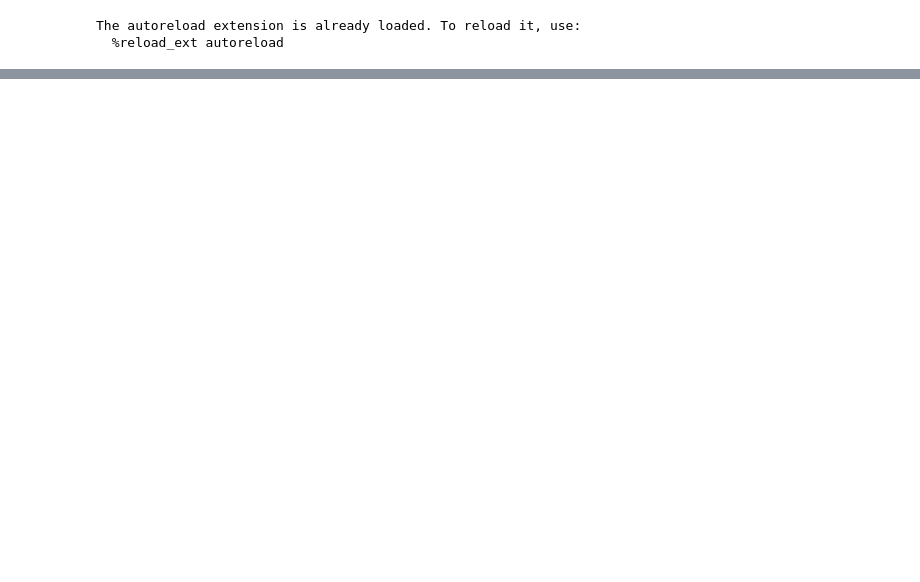
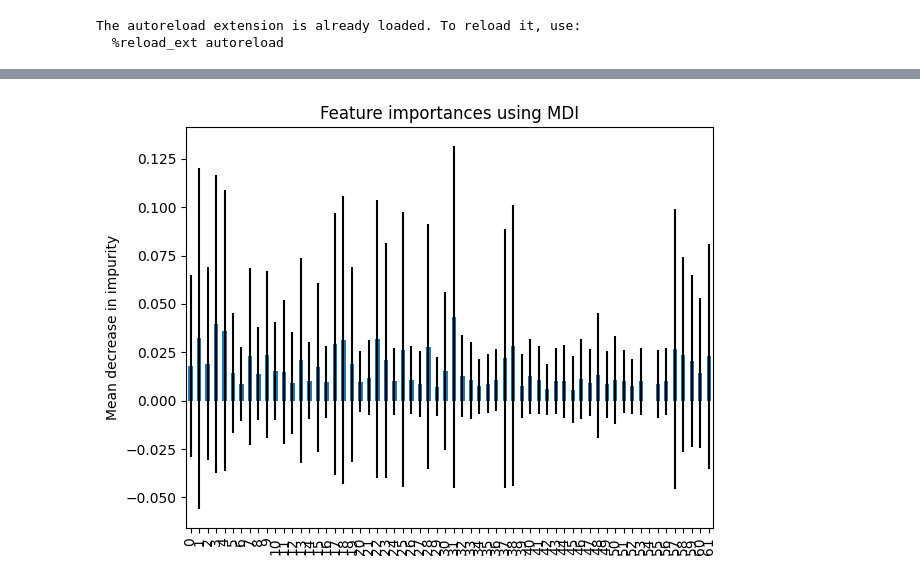
Before and after one commit to luxtu/graphs_in_ophthalmology, a Jupyter notebook: notebooks/ml_baseline.ipynb, the cells around one changed output, grey strips where cells are left out. Saved outputs shown, nothing was run; the diff lists cells and outputs as text; code cells hidden in the pictures; blank space fills up the shorter version.

```diff
--- a/notebooks/ml_baseline.ipynb
+++ b/notebooks/ml_baseline.ipynb
@@ -144,0 +192,30 @@ evaluation.plot_roc_curve(y_test, y_prob, class_labels = ["Healthy/DM", "PDR", "
+# %%
+param_grid_rf = {'max_depth': [5, 6, 8, 9, 10], 'max_features': ["sqrt", "log2"]}
+
+from itertools import product
+
+rf = RandomForestClassifier(class_weight='balanced')
+
+best_params = None
+best_bal_accuracy = 0
+
+# Hyperparameter search loop
+for param_set in product(*param_grid_rf.values()):
+    current_params = dict(zip(param_grid_rf.keys(), param_set))
+
+    # Train the model on the training set
+    current_model = RandomForestClassifier(**current_params, class_weight='balanced')
+    current_model.fit(x_train, y_train)
+
+    # Evaluate on the validation set
+    val_predictions = current_model.predict(x_test)
+    current_accuracy = balanced_accuracy_score(y_test, val_predictions)
+
+    # Update best parameters if current model is better
+    if current_accuracy > best_bal_accuracy:
+        best_bal_accuracy = current_accuracy
+        best_params = current_params
+
+
+rf_best = RandomForestClassifier(**best_params, class_weight='balanced')
+_=rf_best.fit(x_train, y_train)
@@ -144,0 +244,15 @@ evaluation.plot_roc_curve(y_test, y_prob, class_labels = ["Healthy/DM", "PDR", "
+# %%
+importances = rf_best.feature_importances_
+std = np.std([tree.feature_importances_ for tree in rf_best.estimators_], axis=0)
+
+forest_importances = pd.Series(importances)
+
+fig, ax = plt.subplots()
+forest_importances.plot.bar(yerr=std, ax=ax)
+ax.set_title("Feature importances using MDI")
+ax.set_ylabel("Mean decrease in impurity")
+fig.tight_layout()
+
+# last features are the segmentation features
+# %% [output]
+[figure, added]
```
Also changed, not shown: parts of 16 cells of this notebook, 2 other files.
